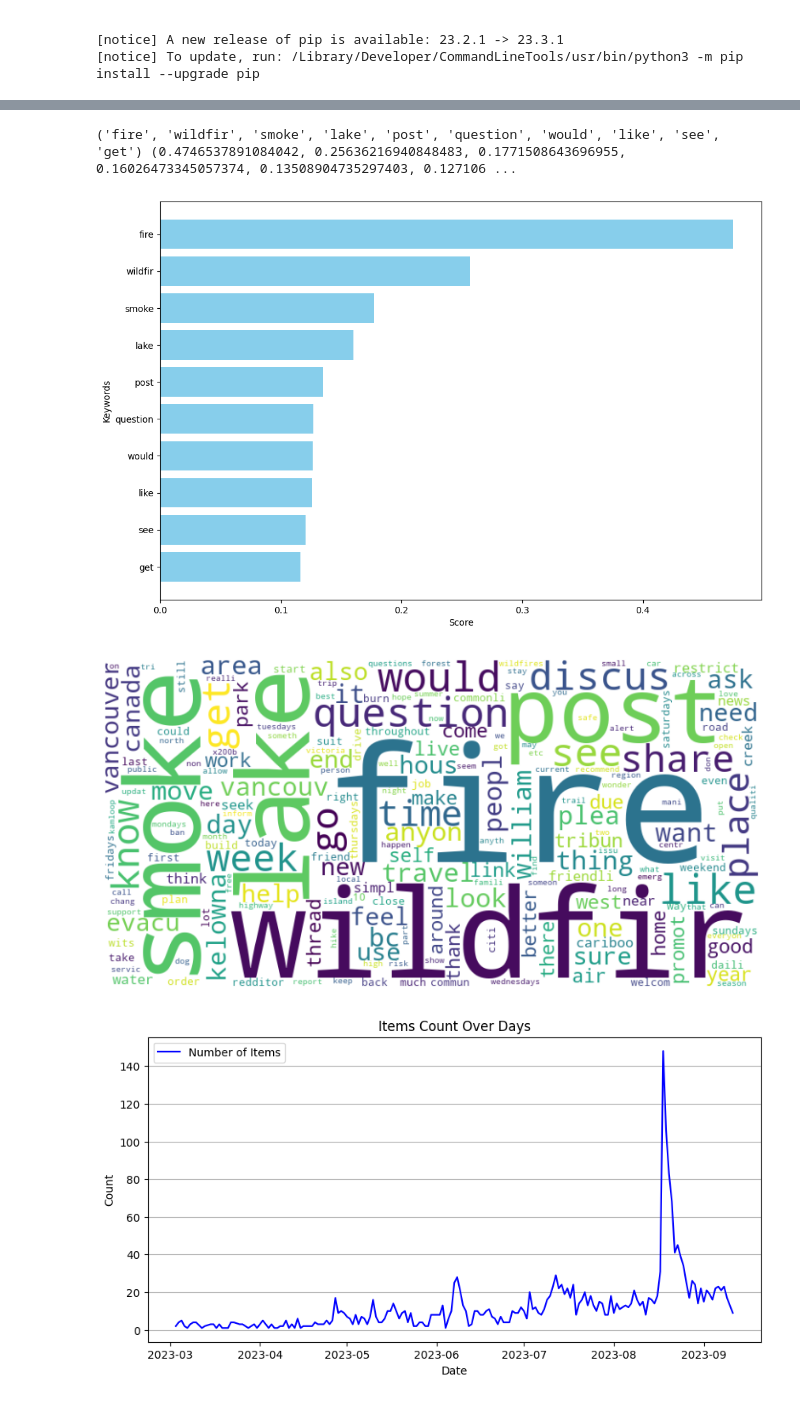
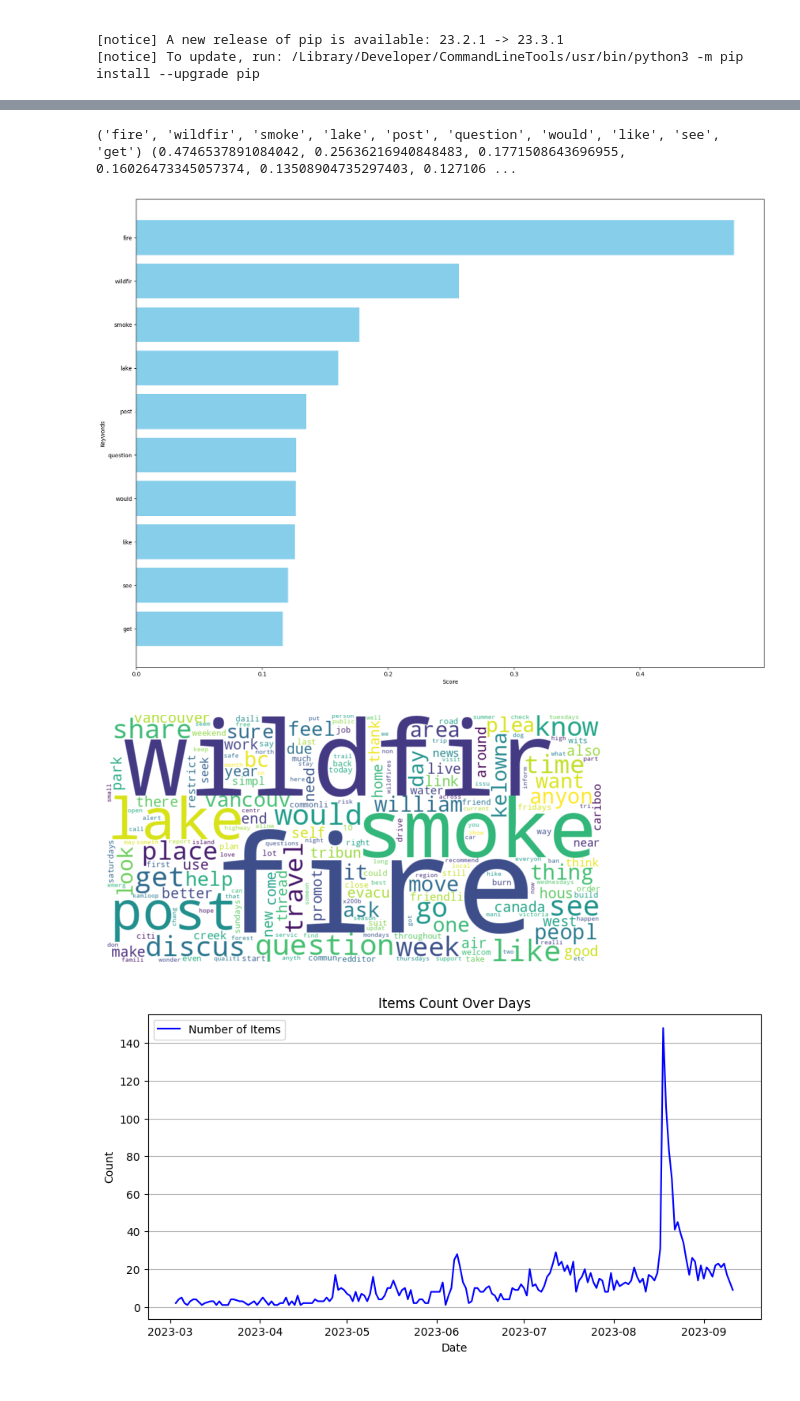
Before and after one commit to arvandiii/Thesis-Project, a Jupyter notebook: reddit/keyword.ipynb, the cells around one changed output, grey strips where cells are left out. Saved outputs shown, nothing was run; the diff lists cells and outputs as text; code cells hidden in the pictures.

```diff
--- a/reddit/keyword.ipynb
+++ b/reddit/keyword.ipynb
@@ -108,11 +107,16 @@ print(keywords, frequencies)
 import matplotlib.pyplot as plt
 
 # Create the bar chart
-plt.figure(figsize=(12, 8))
 plt.barh(keywords, frequencies, color='skyblue')
 plt.xlabel('Score')
 plt.ylabel('Keywords')
 plt.gca().invert_yaxis()  # Invert y-axis to show the keyword with the highest frequency at the top
+plt.rcParams['font.family'] = 'sans-serif'
+plt.rcParams.update({'font.size': 20})
+fig = plt.gcf()
+width = 20
+aspect_ratio = fig.get_figheight() / fig.get_figwidth()
+fig.set_size_inches(width, width * aspect_ratio)
 plt.show()
 
 from wordcloud import WordCloud
@@ -124,9 +128,10 @@ keyword_dict = dict(most_frequent_keywords)
 wordcloud = WordCloud(width=800, height=400, background_color='white').generate_from_frequencies(keyword_dict)
 
 # Display the word cloud using Matplotlib
-plt.figure(figsize=(10, 5))
 plt.imshow(wordcloud, interpolation='bilinear')
 plt.axis('off')
+
+
 plt.show()
 # %% [output]
 [nltk_data] Downloading package stopwords to
@@ -137,7 +141,7 @@ plt.show()
 [nltk_data]   Package wordnet is already up-to-date!
 ('fire', 'wildfir', 'smoke', 'lake', 'post', 'question', 'would', 'like', 'see', 'get') (0.4746537891084042, 0.25636216940848483, 0.1771508643696955, 0.16026473345057374, 0.13508904735297403, 0.127106 ...
-[figure, old version]
+[figure, new version]
-[figure, old version]
+[figure, new version]
 # %%
 import matplotlib.pyplot as plt
 import pandas as pd
```
Also changed, not shown: parts of 2 cells of this notebook, 9 other files.
